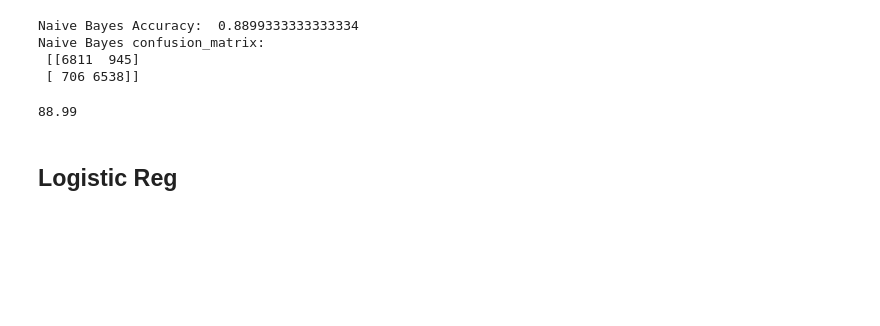
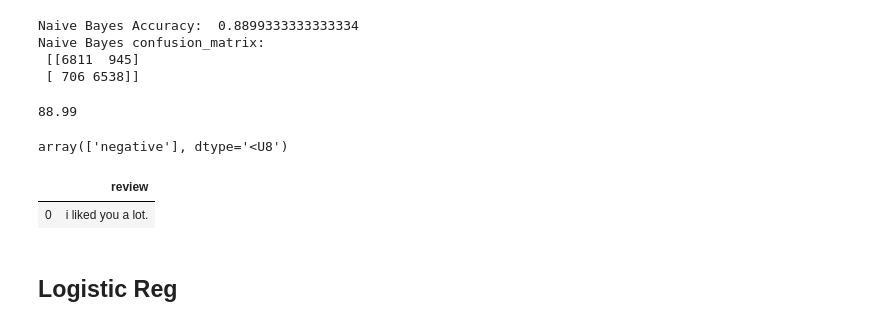
Before and after one commit to aidenerdogan/Data-Science-and-Machine-Learning-Tutorial, a Jupyter notebook: NLP/project/sentiment analysis/imdb_MNNaiveBayes_sentiment_analysis-Copy2.ipynb, the cells around one changed output. Saved outputs shown, nothing was run; the diff lists cells and outputs as text; code cells hidden in the pictures; blank space fills up the shorter version.

```diff
--- a/NLP/project/sentiment analysis/imdb_MNNaiveBayes_sentiment_analysis-Copy2.ipynb
+++ b/NLP/project/sentiment analysis/imdb_MNNaiveBayes_sentiment_analysis-Copy2.ipynb
@@ -423,3 +423,7 @@ Naive Bayes confusion_matrix:
  [[6811  945]
  [ 706 6538]]
 88.99
+# %%
+text1 = 'i liked you a lot.'
+# %%
+clean_df_text = pd.DataFrame([text1],columns=['review'])
@@ -426,3 +434,12 @@ Naive Bayes confusion_matrix:
+# %%
+y_mnb_text
+# %% [output]
+array(['negative'], dtype='<U8')
+# %%
+clean_df_text
+# %% [output]
+|  | review |
+| 0 | i liked you a lot. |
 # %% [markdown]
 ## Logistic Reg
 # %%
```
Also changed, not shown: parts of 13 cells of this notebook, 3 other files.
